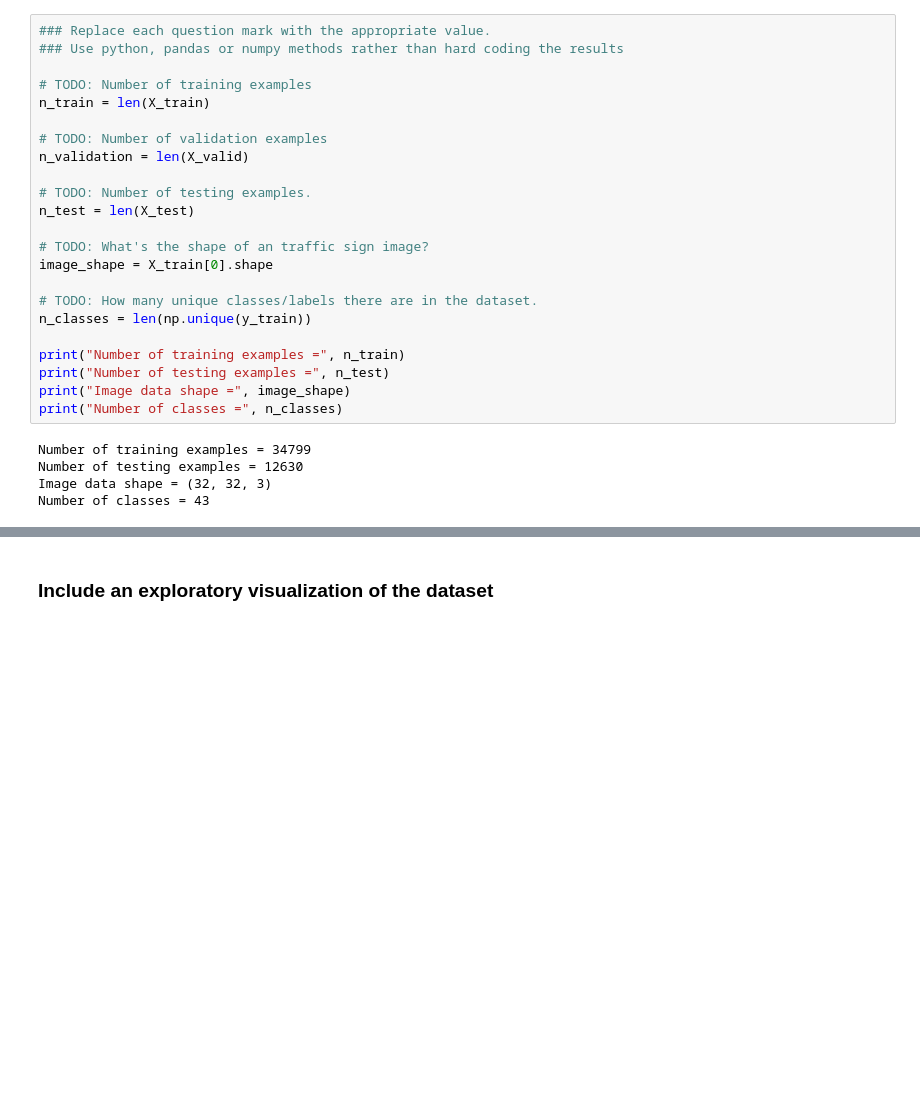
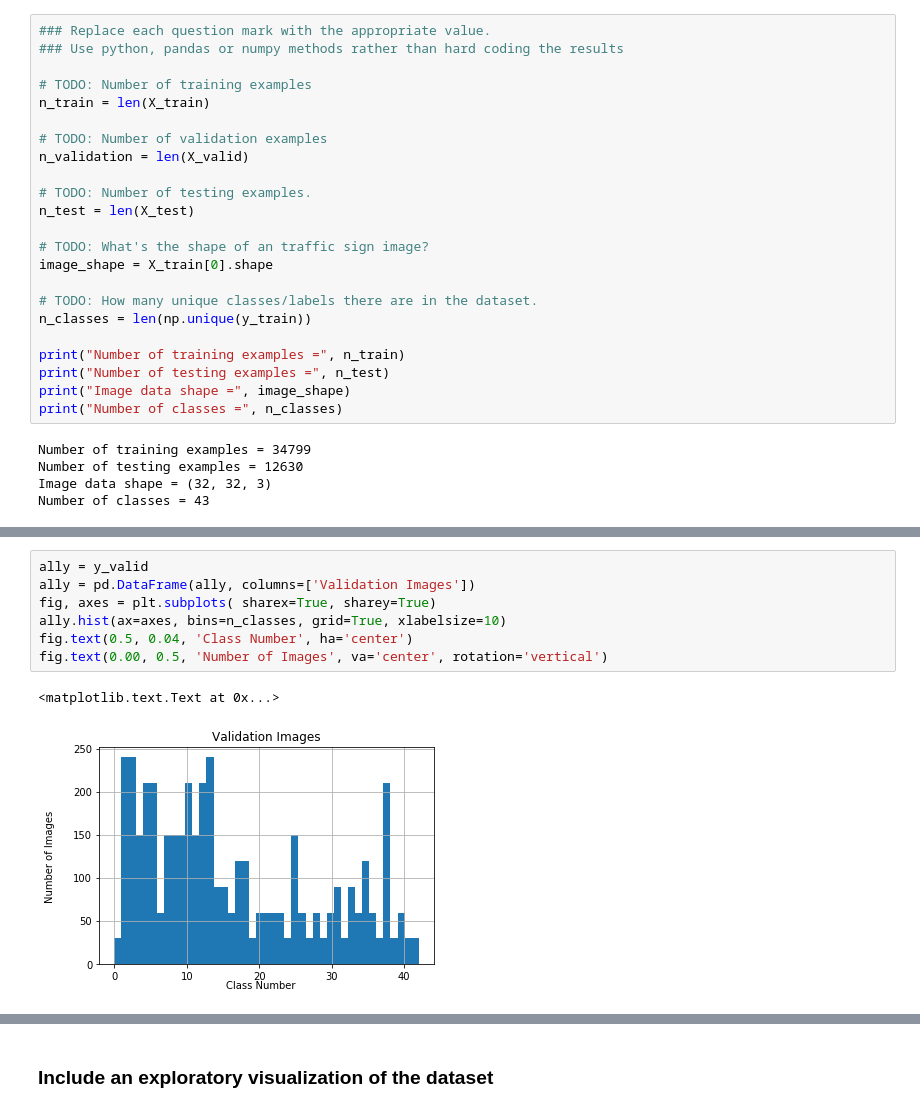
Before and after one commit to ppeiris/CarND-Traffic-Sign-Classifier-Project, a Jupyter notebook: Traffic_Sign_Classifier.ipynb, the cells around one changed output, grey strips where cells are left out. Drawn from its saved outputs; the diff is of its cells as text; blank space fills up the shorter version.

```diff
--- a/Traffic_Sign_Classifier.ipynb
+++ b/Traffic_Sign_Classifier.ipynb
@@ -86,0 +109,10 @@ Number of classes = 43
+# %%
+ally = y_valid
+ally = pd.DataFrame(ally, columns=['Validation Images'])
+fig, axes = plt.subplots( sharex=True, sharey=True)
+ally.hist(ax=axes, bins=n_classes, grid=True, xlabelsize=10)
+fig.text(0.5, 0.04, 'Class Number', ha='center')
+fig.text(0.00, 0.5, 'Number of Images', va='center', rotation='vertical')
+# %% [output]
+<matplotlib.text.Text at 0x...>
+[figure, added]
```
Also changed, not shown: parts of 19 cells of this notebook.
